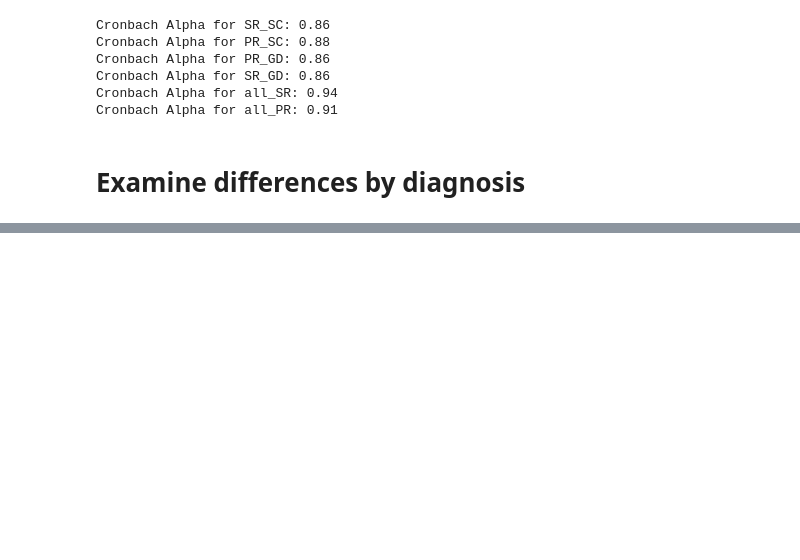
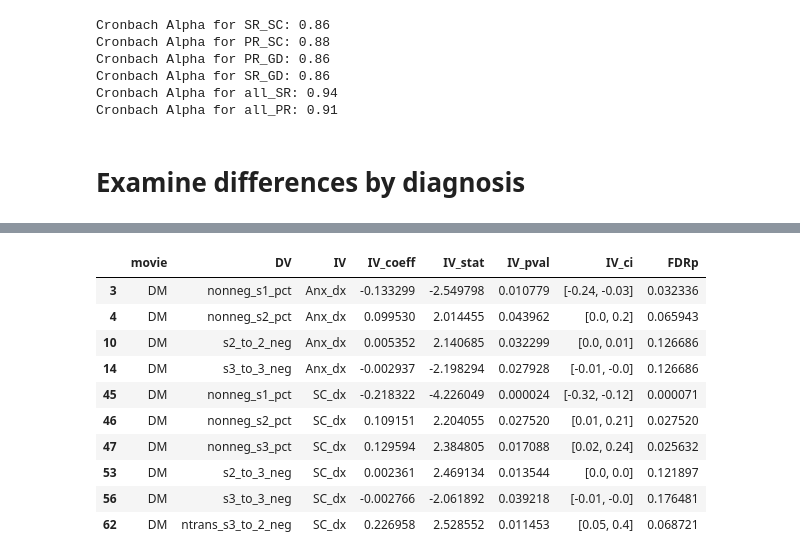
Before and after one commit to catcamacho/hbn_brain_states_gen_anx, a Jupyter notebook: 4_AdditionalAnalyses.ipynb, the cells around one changed output, grey strips where cells are left out. Cells and saved outputs as stored; diff of their text form; code cells hidden in the pictures; blank space fills up the shorter version.

```diff
--- a/4_AdditionalAnalyses.ipynb
+++ b/4_AdditionalAnalyses.ipynb
@@ -100,0 +416,15 @@ Cronbach Alpha for all_PR: 0.91
+# %%
+results_df.sort_values('FDRp', axis=0)
+results_df.loc[results_df['IV_pval']<0.05,:]
+# %% [output]
+|  | movie | DV | IV | IV_coeff | IV_stat | IV_pval | IV_ci | FDRp |
+| 3 | DM | nonneg_s1_pct | Anx_dx | -0.133299 | -2.549798 | 0.010779 | [-0.24, -0.03] | 0.032336 |
+| 4 | DM | nonneg_s2_pct | Anx_dx | 0.099530 | 2.014455 | 0.043962 | [0.0, 0.2] | 0.065943 |
+| 10 | DM | s2_to_2_neg | Anx_dx | 0.005352 | 2.140685 | 0.032299 | [0.0, 0.01] | 0.126686 |
+| 14 | DM | s3_to_3_neg | Anx_dx | -0.002937 | -2.198294 | 0.027928 | [-0.01, -0.0] | 0.126686 |
+| 45 | DM | nonneg_s1_pct | SC_dx | -0.218322 | -4.226049 | 0.000024 | [-0.32, -0.12] | 0.000071 |
+| 46 | DM | nonneg_s2_pct | SC_dx | 0.109151 | 2.204055 | 0.027520 | [0.01, 0.21] | 0.027520 |
+| 47 | DM | nonneg_s3_pct | SC_dx | 0.129594 | 2.384805 | 0.017088 | [0.02, 0.24] | 0.025632 |
+| 53 | DM | s2_to_3_neg | SC_dx | 0.002361 | 2.469134 | 0.013544 | [0.0, 0.0] | 0.121897 |
+| 56 | DM | s3_to_3_neg | SC_dx | -0.002766 | -2.061892 | 0.039218 | [-0.01, -0.0] | 0.176481 |
+| 62 | DM | ntrans_s3_to_2_neg | SC_dx | 0.226958 | 2.528552 | 0.011453 | [0.05, 0.4] | 0.068721 |
```
Also changed, not shown: parts of 5 cells of this notebook, 1 other file.
